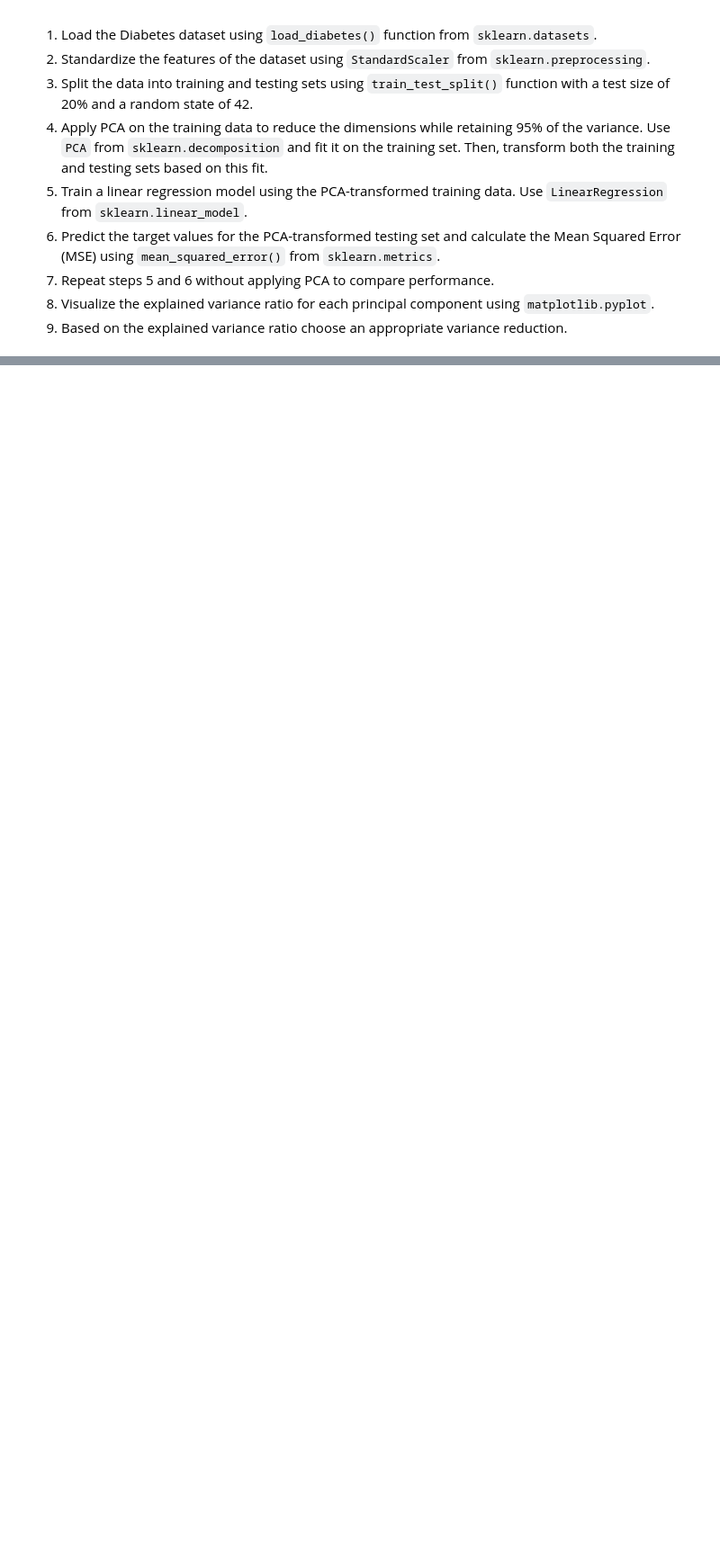
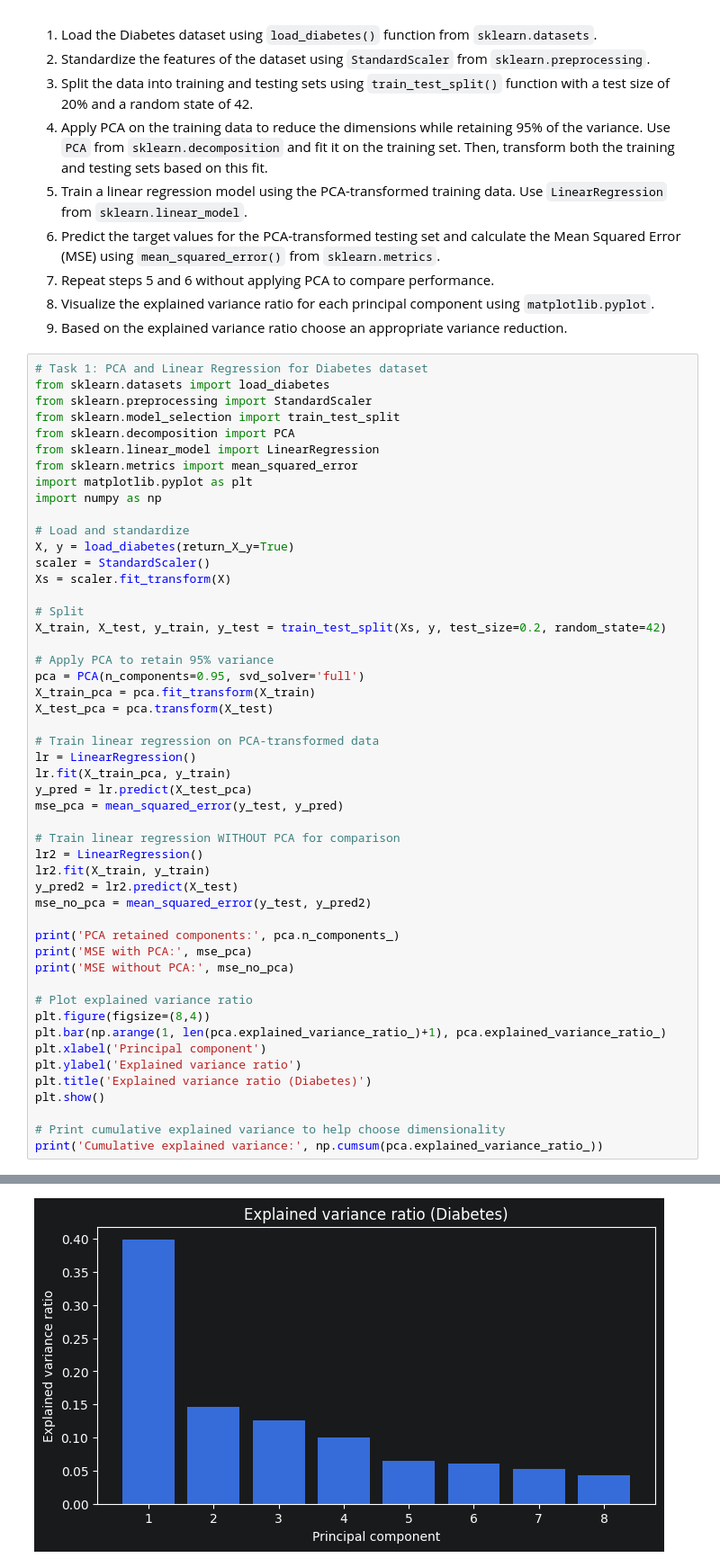
Before and after one commit to hegged/GMLP, a Jupyter notebook: P8/08_PCA.ipynb, the cells around one changed output, grey strips where cells are left out. Shown at 90% size. Cells and saved outputs as stored; diff of their text form; blank space fills up the shorter version.

```diff
--- a/P8/08_PCA.ipynb
+++ b/P8/08_PCA.ipynb
@@ -24,3 +24,54 @@
         <li>Visualize the explained variance ratio for each principal component using <code>matplotlib.pyplot</code>.</li>
         <li>Based on the explained variance ratio choose an appropriate variance reduction.</li>
     </ol>
+# %%
+# Task 1: PCA and Linear Regression for Diabetes dataset
+from sklearn.datasets import load_diabetes
+from sklearn.preprocessing import StandardScaler
+from sklearn.model_selection import train_test_split
+from sklearn.decomposition import PCA
+from sklearn.linear_model import LinearRegression
+from sklearn.metrics import mean_squared_error
+import matplotlib.pyplot as plt
+import numpy as np
+
+# Load and standardize
+X, y = load_diabetes(return_X_y=True)
+scaler = StandardScaler()
+Xs = scaler.fit_transform(X)
+
+# Split
+X_train, X_test, y_train, y_test = train_test_split(Xs, y, test_size=0.2, random_state=42)
+
+# Apply PCA to retain 95% variance
+pca = PCA(n_components=0.95, svd_solver='full')
+X_train_pca = pca.fit_transform(X_train)
+X_test_pca = pca.transform(X_test)
+
+# Train linear regression on PCA-transformed data
+lr = LinearRegression()
+lr.fit(X_train_pca, y_train)
+y_pred = lr.predict(X_test_pca)
+mse_pca = mean_squared_error(y_test, y_pred)
+
+# Train linear regression WITHOUT PCA for comparison
+lr2 = LinearRegression()
+lr2.fit(X_train, y_train)
+y_pred2 = lr2.predict(X_test)
+mse_no_pca = mean_squared_error(y_test, y_pred2)
+
+print('PCA retained components:', pca.n_components_)
+print('MSE with PCA:', mse_pca)
+print('MSE without PCA:', mse_no_pca)
+
+# Plot explained variance ratio
+plt.figure(figsize=(8,4))
+plt.bar(np.arange(1, len(pca.explained_variance_ratio_)+1), pca.explained_variance_ratio_)
+plt.xlabel('Principal component')
+plt.ylabel('Explained variance ratio')
+plt.title('Explained variance ratio (Diabetes)')
+plt.show()
+
+# Print cumulative explained variance to help choose dimensionality
+print('Cumulative explained variance:', np.cumsum(pca.explained_variance_ratio_))
+# %% [output]
@@ -26,0 +81 @@
+[figure, added]
```
Also changed, not shown: parts of 2 cells of this notebook, 1 other file.
